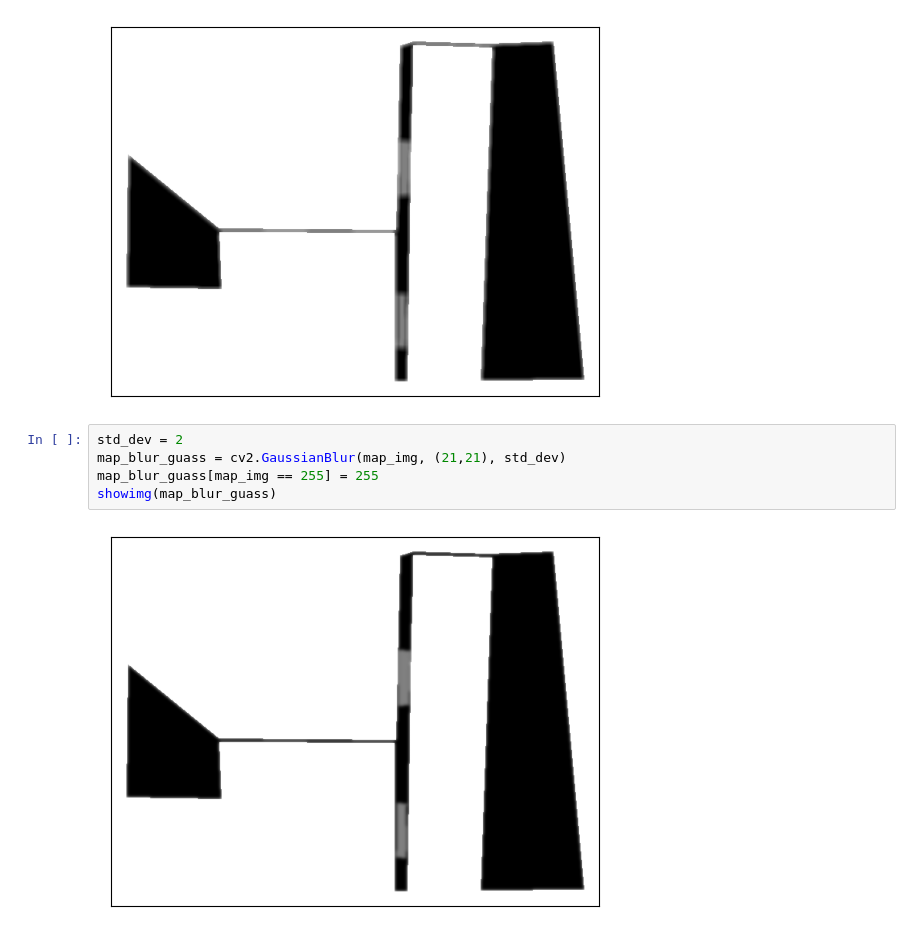
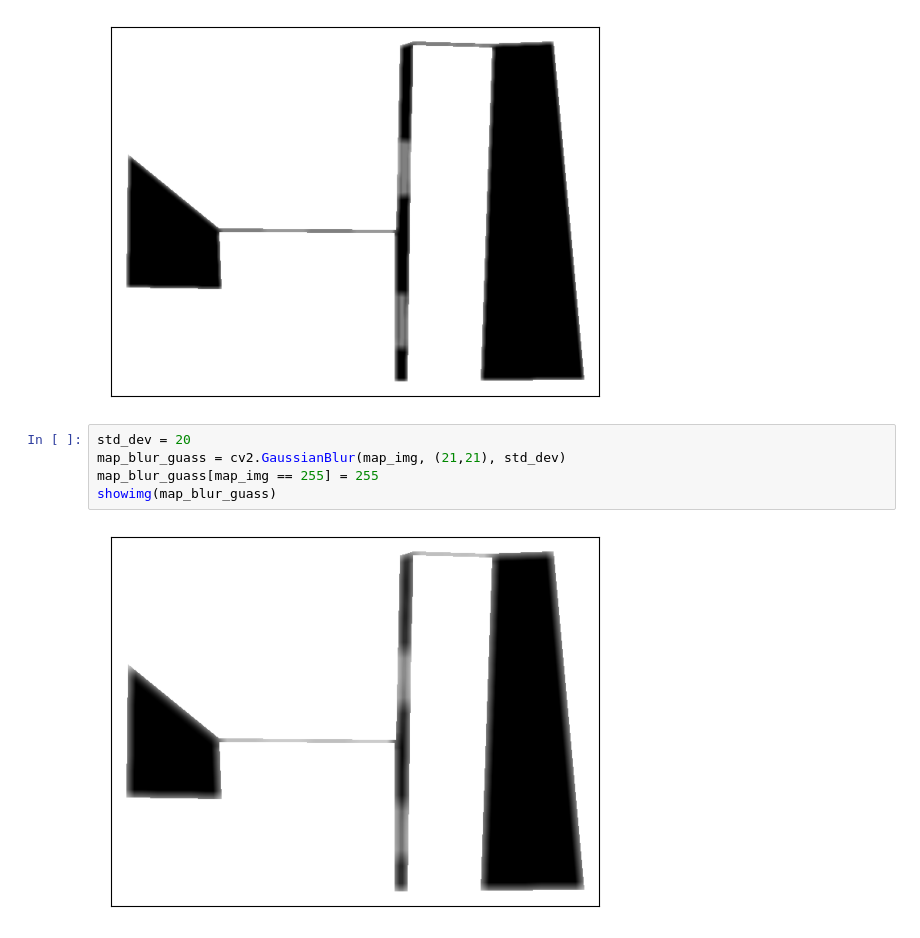
Before and after one commit to ja3537/polygolf22, a Jupyter notebook: players/g4/test_cv2_map_quantize.ipynb, the cells around one changed output. Cells and saved outputs as stored; diff of their text form.

```diff
--- a/players/g4/test_cv2_map_quantize.ipynb
+++ b/players/g4/test_cv2_map_quantize.ipynb
@@ -176,12 +176,12 @@ showimg(map_blur)
 # %% [output]
 [figure]
 # %%
-std_dev = 2
+std_dev = 20
 map_blur_guass = cv2.GaussianBlur(map_img, (21,21), std_dev)
 map_blur_guass[map_img == 255] = 255
 showimg(map_blur_guass)
 # %% [output]
-[figure, old version]
+[figure, new version]
 # %%
 map_blur_guass = 255 - map_blur_guass
 showimg(map_blur_guass)
```
Also changed, not shown: parts of 1 cell of this notebook, 1 other file.
